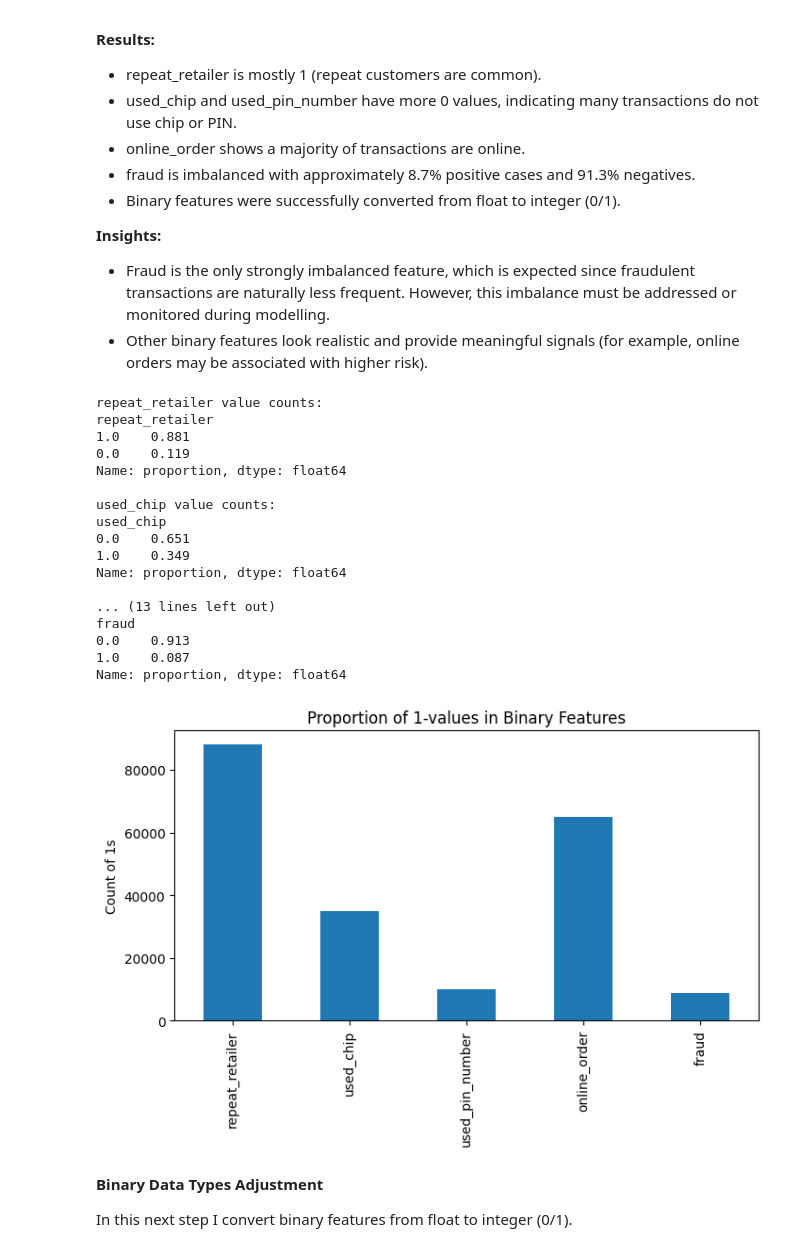
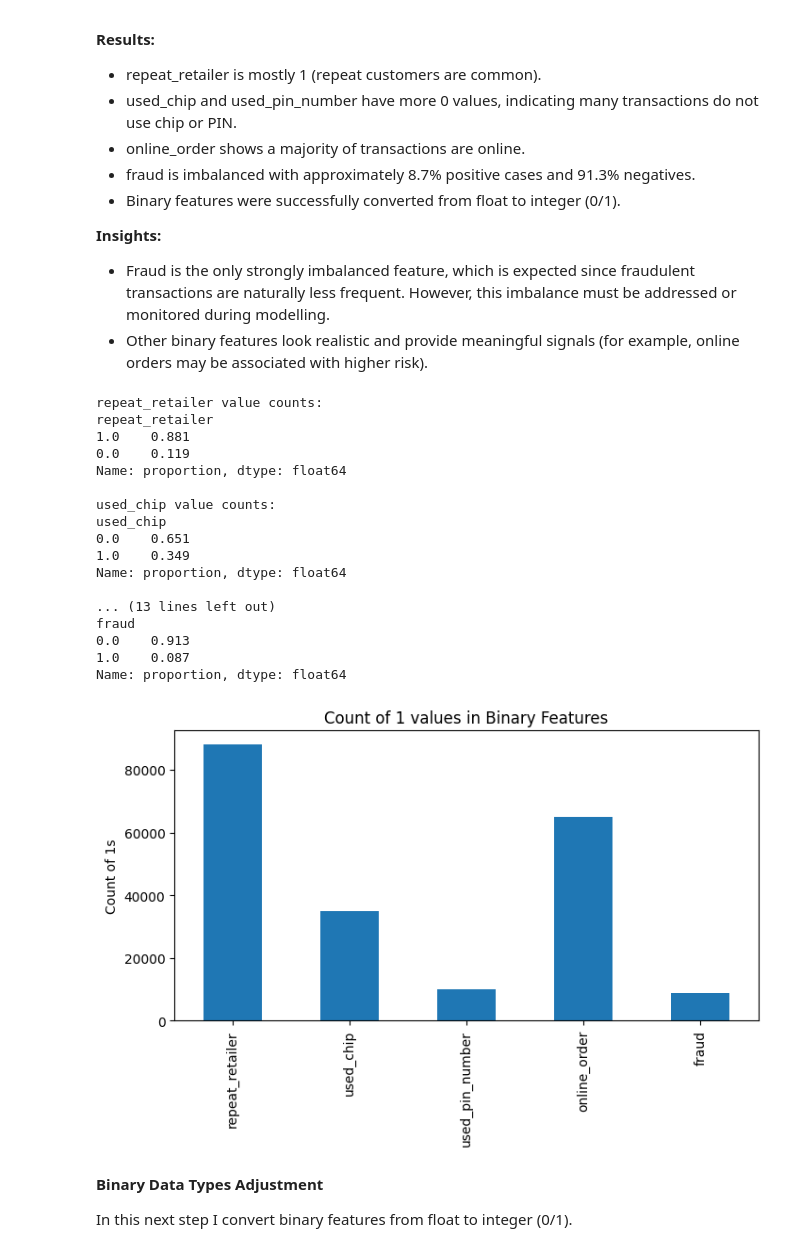
Before and after one commit to JayneLawley/Credit-Card-Fraud-Analysis, a Jupyter notebook: jupyter_notebooks/01_ETL.ipynb, the cells around one changed output. Drawn from its saved outputs; the diff is of its cells as text; code cells hidden in the pictures.

```diff
--- a/jupyter_notebooks/01 ETL.ipynb
+++ b/jupyter_notebooks/01_ETL.ipynb
@@ -363,13 +359,6 @@ binary_cols = ["repeat_retailer", # list of binary variable columns
 for col in binary_cols: # iterate over binary columns
     print(f"\n{col} value counts:") # print column name before value counts for clarity
     print(df[col].value_counts(normalize=True).round(3)) # display value counts for binary columns
-
-# Quick bar plots (Matplotlib)
-
-df[binary_cols].astype(int).sum().plot(kind="bar", figsize=(8,4)) # bar plot of sum of 1s in binary columns
-plt.title("Proportion of 1-values in Binary Features") # add title
-plt.ylabel("Count of 1s") # add y-axis label
-plt.show() #
 # %% [output]
 repeat_retailer value counts:
 repeat_retailer
@@ -388,7 +377,15 @@ fraud
 0.0    0.913
 1.0    0.087
 Name: proportion, dtype: float64
-[figure, removed]
+# %%
+# Quick bar plots (Matplotlib)
+
+df[binary_cols].astype(int).sum().plot(kind="bar", figsize=(8,4)) # bar plot of sum of 1s in binary columns
+plt.title("Count of 1 values in Binary Features") # add title
+plt.ylabel("Count of 1s") # add y-axis label
+plt.show() #
+# %% [output]
+[figure, added]
 # %% [markdown]
 **Binary Data Types Adjustment**
 
```
Also changed, not shown: parts of 14 cells of this notebook, 1 other file.
